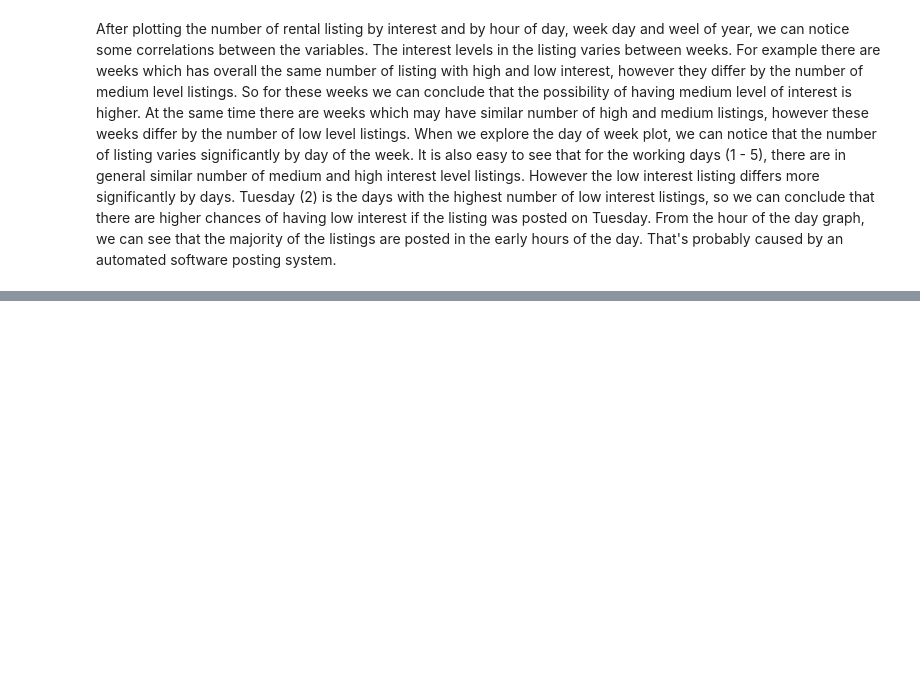
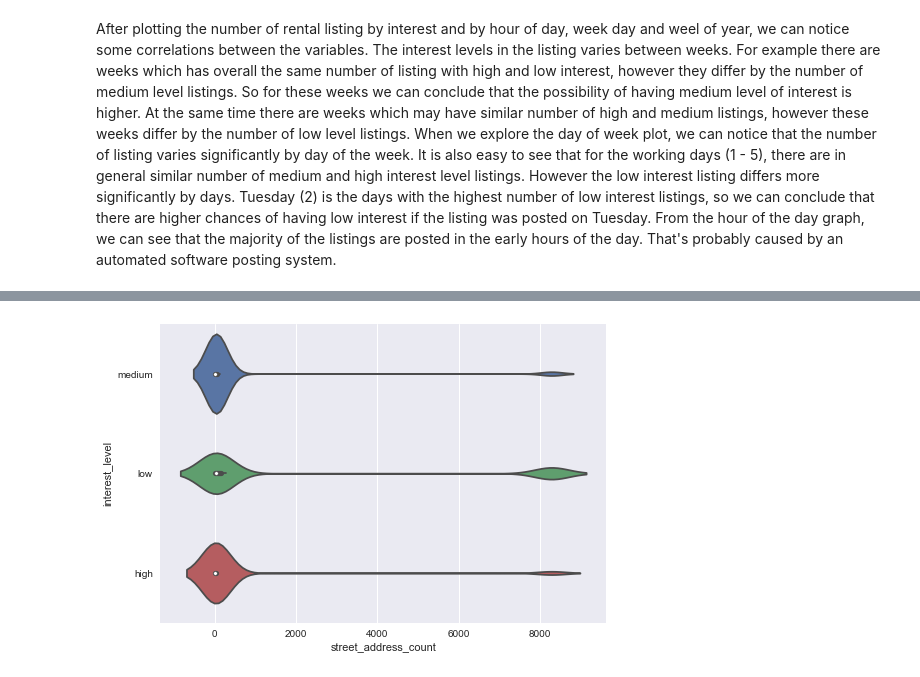
Before and after one commit to data-space/class-rent, a Jupyter notebook: Data exploration - Sev Lazarova.ipynb, the cells around one changed output, grey strips where cells are left out. Drawn from its saved outputs; the diff is of its cells as text; code cells hidden in the pictures; blank space fills up the shorter version.

```diff
--- a/Data exploration - Sev Lazarova.ipynb
+++ b/Data exploration - Sev Lazarova.ipynb
@@ -350,0 +423,14 @@ After plotting the number of rental listing by interest and by hour of day, week
+# %%
+building_id_group_by = train_df[["street_address", "building_id"]].groupby(["building_id"]).count()
+building_id_group_by = building_id_group_by.add_suffix('_count').reset_index()
+
+train_df = train_df.merge(building_id_group_by, left_on=['building_id'], right_on=['building_id'], how='inner')
+#test_df = test_df.merge(train_group_by, left_on=['bedrooms', 'neighbourhood'], right_on=['bedrooms', 'neighbourhood'], how='inner')
+
+#train_df["price_diff"] = train_df["price"] - train_df["price_median"]
+# %%
+sns.violinplot(x="street_address_count", y="interest_level", data=train_df)
+sns.set(font_scale = 1)
+sns.plt.show()
+# %% [output]
+[figure, added]
```
Also changed, not shown: parts of 38 cells of this notebook.
